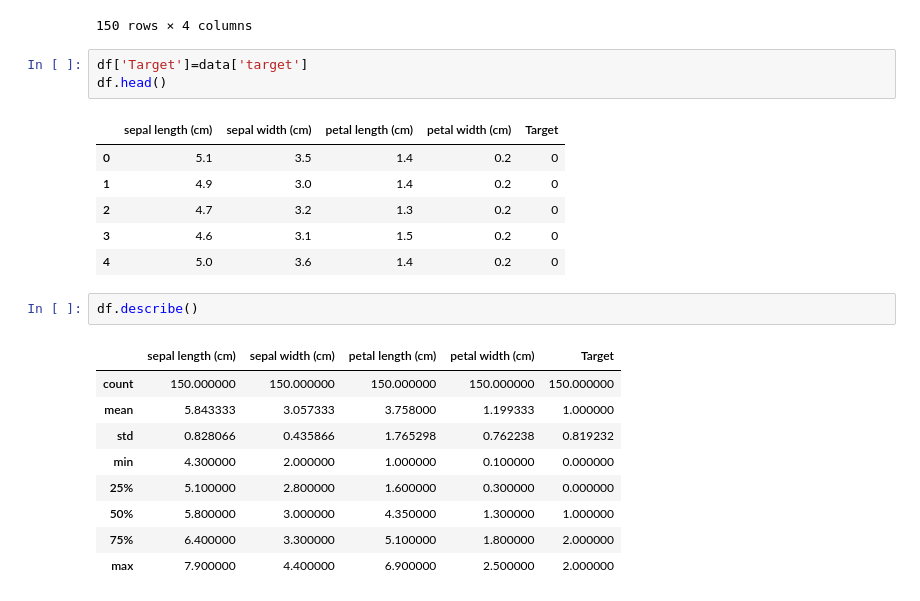
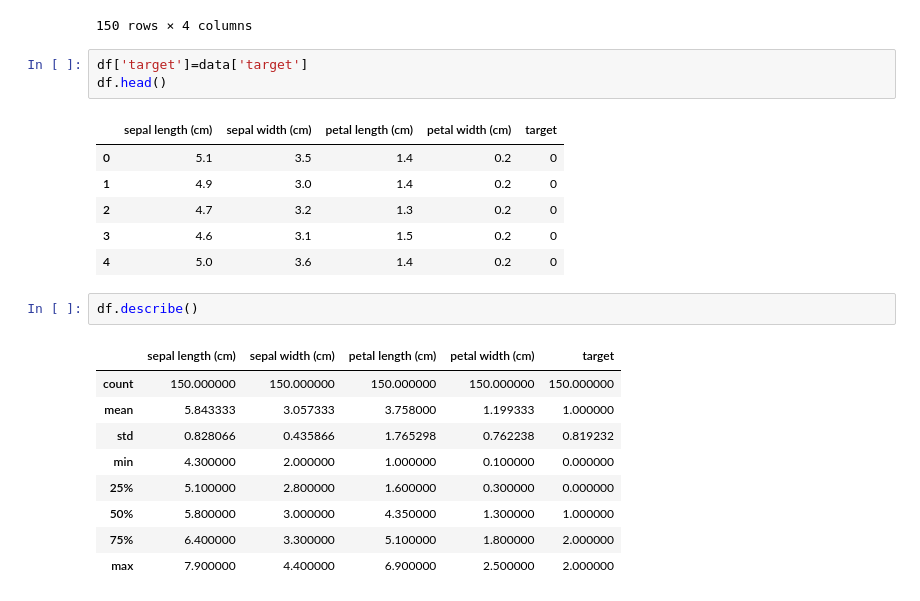
Before and after one commit to SrivathsaNadig/iris-datset-mini-project, a Jupyter notebook: The Classic Iris Dataset.ipynb, the cells around one changed output. Cells and saved outputs as stored; diff of their text form.

```diff
--- a/The Classic Iris Dataset.ipynb
+++ b/The Classic Iris Dataset.ipynb
@@ -71,10 +68,10 @@ df
 | 149 | 5.9 | 3.0 | 5.1 | 1.8 |
 150 rows × 4 columns
 # %%
-df['Target']=data['target']
+df['target']=data['target']
 df.head()
 # %% [output]
-|  | sepal length (cm) | sepal width (cm) | petal length (cm) | petal width (cm) | Target |
+|  | sepal length (cm) | sepal width (cm) | petal length (cm) | petal width (cm) | target |
 | 0 | 5.1 | 3.5 | 1.4 | 0.2 | 0 |
 | 1 | 4.9 | 3.0 | 1.4 | 0.2 | 0 |
 | 2 | 4.7 | 3.2 | 1.3 | 0.2 | 0 |
@@ -83,7 +80,7 @@ df.head()
 # %%
 df.describe()
 # %% [output]
-|  | sepal length (cm) | sepal width (cm) | petal length (cm) | petal width (cm) | Target |
+|  | sepal length (cm) | sepal width (cm) | petal length (cm) | petal width (cm) | target |
 | count | 150.000000 | 150.000000 | 150.000000 | 150.000000 | 150.000000 |
 | mean | 5.843333 | 3.057333 | 3.758000 | 1.199333 | 1.000000 |
 | std | 0.828066 | 0.435866 | 1.765298 | 0.762238 | 0.819232 |
```
Also changed, not shown: parts of 25 cells of this notebook.
